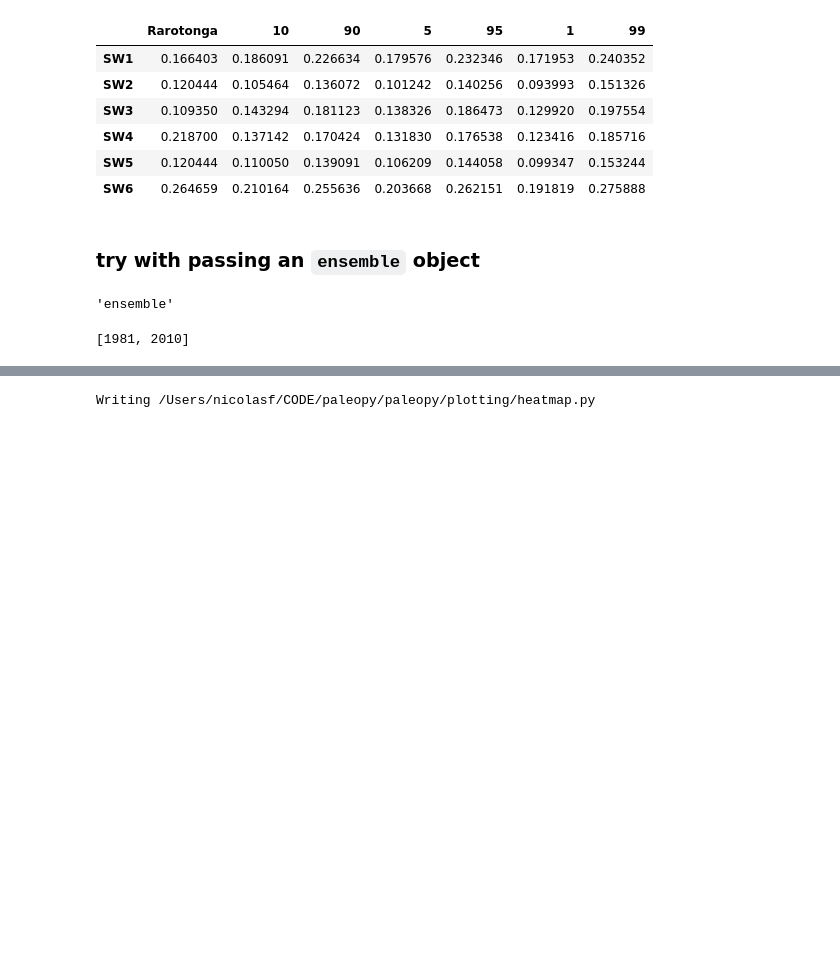
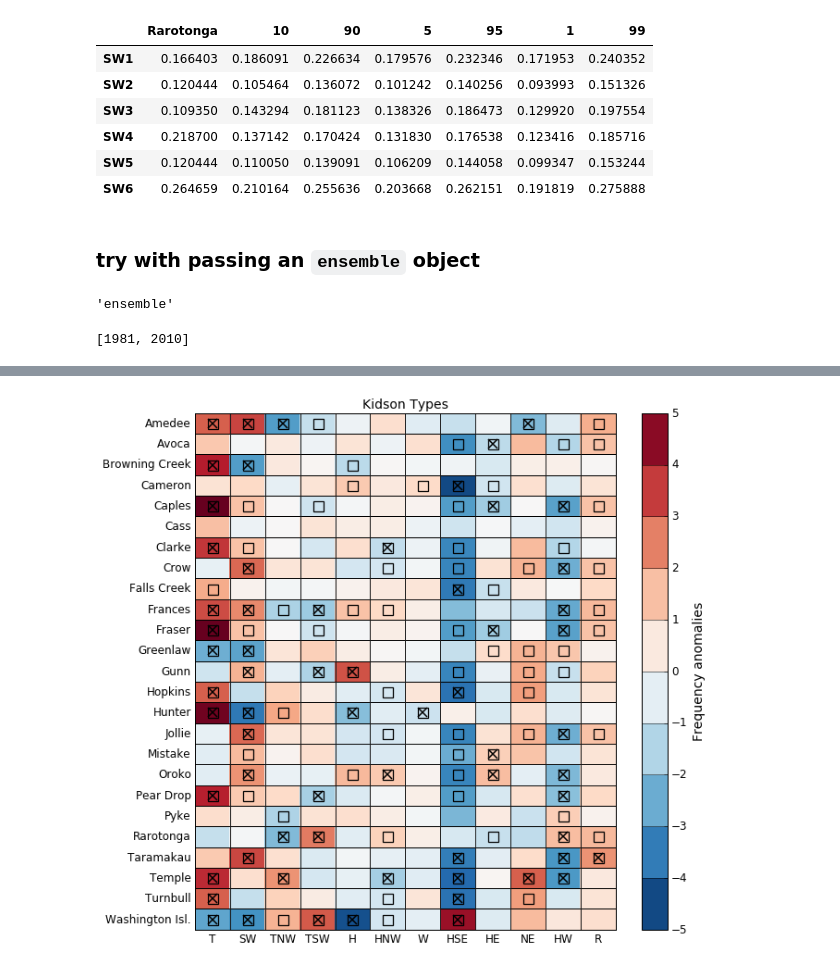
Before and after one commit to nicolasfauchereau/paleopy, a Jupyter notebook: notebooks/WR.ipynb, the cells around one changed output, grey strips where cells are left out. Saved outputs shown, nothing was run; the diff lists cells and outputs as text; code cells hidden in the pictures; blank space fills up the shorter version.

```diff
--- a/notebooks/WR.ipynb
+++ b/notebooks/WR.ipynb
@@ -321,6 +319,12 @@ Writing /Users/nicolasf/CODE/paleopy/paleopy/utils/make_sig.py
 # %%
-%%writefile /Users/nicolasf/CODE/paleopy/paleopy/plotting/heatmap.py
-def heatmap(df_anoms, df_probs, df_probs_MC):
+# %%writefile /Users/nicolasf/CODE/paleopy/paleopy/plotting/heatmap.py
+def heatmap(wr):
+
+    df_anoms = wr.df_anoms
+    df_probs = wr.df_probs
+    df_probs_MC = wr.df_probs_MC
+    classification = wr.classification
+
     sig90 = make_sig(df_probs, df_probs_MC, sig=90)
     sig95 = make_sig(df_probs, df_probs_MC, sig=95)
     sig99 = make_sig(df_probs, df_probs_MC, sig=99)
@@ -333,22 +337,30 @@ def heatmap(df_anoms, df_probs, df_probs_MC):
     vmin = -1 * vmax
 
     width, height = plt.figaspect(anoms)
-    fig, ax = plt.subplots(figsize=(10, 10))
 
-    #fig = plt.figure(figsize=(12,10))
-    #ax = fig.add_subplot(gs[2::,2::])
+    fig, ax = plt.subplots(figsize=(10,10))
+    fig.subplots_adjust(left=0.2, right=0.99)
+
 
     X = np.arange(df_anoms.shape[1])
     Y = np.arange(0.5, df_anoms.shape[0] + 0.5)
+
     # im = ax.pcolormesh(X, Y, anoms,vmin=vmin, vmax=vmax, cmap=plt.cm.RdBu_r)
     im = ax.pcolormesh(anoms,vmin=vmin, vmax=vmax, cmap=plt.cm.RdBu_r)
+
+    # this is a small adjustment to align the vertical lines to the
+    # cells boundaries
+#     adj = 0.02
+    adj = 0
 
     for i in range(anoms.shape[0]):
         for j in range(anoms.shape[1]): # maybe not hard code that
             if sig95[i,j]:
-                ax.plot(j+0.50,i+0.50, "s",  color='k', markersize=11, markerfacecolor='None')
+                ax.plot(j+0.50,i+0.50, "s",  color='k', markersize=11, \
+                        markerfacecolor='None', zorder=1, mew=1.25)
             if sig99[i,j]:
-                ax.plot(j+0.50,i+0.50, "+",  color='k', markersize=11, markerfacecolor='None')
+                ax.plot(j+0.50+adj,i+0.50-adj, "x",  color='k', markersize=10, \
+                        markerfacecolor='None', zorder=1, mew=1.5)
 
     ax.set_yticks(np.arange(0.5, anoms.shape[0] + 0.5))
     ax.set_yticklabels(df_anoms.index[::-1])
@@ -356,9 +368,30 @@ def heatmap(df_anoms, df_probs, df_probs_MC):
     ax.set_xticks(np.arange(0.5, anoms.shape[1] + 0.5))
     ax.set_xticklabels(df_anoms.columns)
 
+    [l.set_fontsize(12) for l in ax.yaxis.get_ticklabels()]
+    [l.set_fontsize(12) for l in ax.xaxis.get_ticklabels()]
 
+    # this is a small adjustment to align the vertical lines to the
+    # cells boundaries
+#     adj = 0.01
+    adj = 0
+
+    ax.hlines(np.arange(1,anoms.shape[0]), 0, anoms.shape[1])
+    ax.vlines(np.arange(1-adj,anoms.shape[1]-adj), 0, anoms.shape[0], color='0.1')
+
+    # remobes the ticks on each axis
+    ax.xaxis.set_ticks_position('none')
+    ax.yaxis.set_ticks_position('none')
+
+    # plots the colorbar
     cb = plt.colorbar(im, ticks=np.linspace(vmin, vmax, 11), boundaries=np.linspace(vmin, vmax, 11), drawedges=True)
+    cb.set_label('Frequency anomalies', fontsize=14)
+    [l.set_fontsize(12) for l in cb.ax.yaxis.get_ticklabels()]
+
+    ax.set_title(classification, fontsize=14)
 
     return fig
-# %% [output]
-Writing /Users/nicolasf/CODE/paleopy/paleopy/plotting/heatmap.py
+# %%
+fig = heatmap(w)
+# %% [output]
+[figure, added]
```
Also changed, not shown: parts of 7 cells of this notebook, 2 other files.
